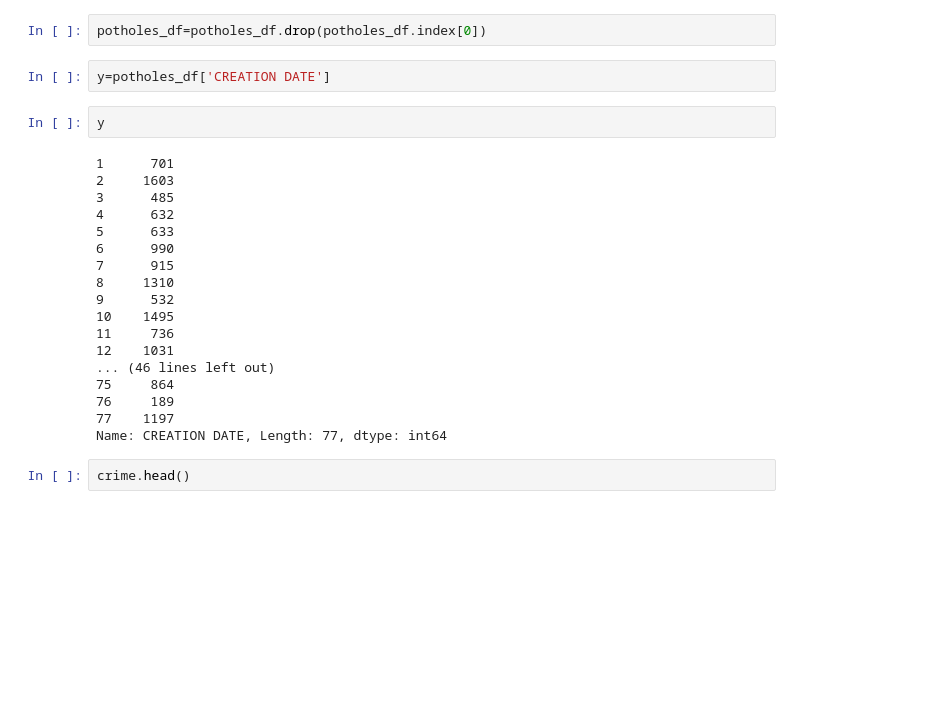
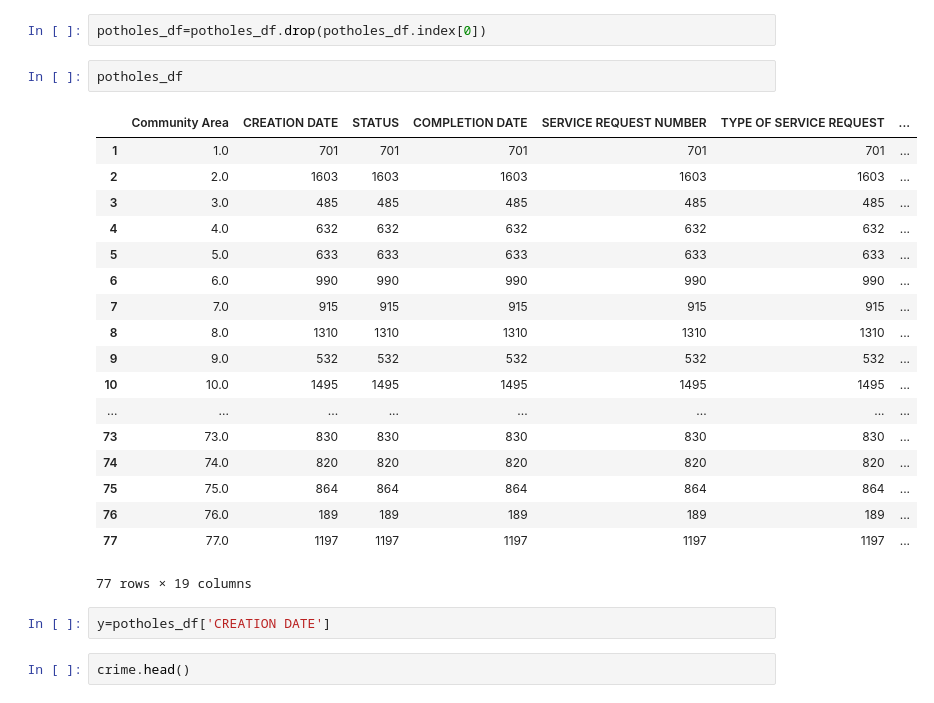
Before and after one commit to NUBootcampTeam/ParksAndPotholes, a Jupyter notebook: main.ipynb, the cells around one changed output. Cells and saved outputs as stored; diff of their text form; blank space fills up the shorter version.

```diff
--- a/main.ipynb
+++ b/main.ipynb
@@ -112,28 +139,29 @@ potholes_df
 78 rows × 19 columns
 # %%
 potholes_df=potholes_df.drop(potholes_df.index[0])
+# %%
+potholes_df
+# %% [output]
+|  | Community Area | CREATION DATE | STATUS | COMPLETION DATE | SERVICE REQUEST NUMBER | TYPE OF SERVICE REQUEST | ... |
+| 1 | 1.0 | 701 | 701 | 701 | 701 | 701 | ... |
+| 2 | 2.0 | 1603 | 1603 | 1603 | 1603 | 1603 | ... |
+| 3 | 3.0 | 485 | 485 | 485 | 485 | 485 | ... |
+| 4 | 4.0 | 632 | 632 | 632 | 632 | 632 | ... |
+| 5 | 5.0 | 633 | 633 | 633 | 633 | 633 | ... |
+| 6 | 6.0 | 990 | 990 | 990 | 990 | 990 | ... |
+| 7 | 7.0 | 915 | 915 | 915 | 915 | 915 | ... |
+| 8 | 8.0 | 1310 | 1310 | 1310 | 1310 | 1310 | ... |
+| 9 | 9.0 | 532 | 532 | 532 | 532 | 532 | ... |
+| 10 | 10.0 | 1495 | 1495 | 1495 | 1495 | 1495 | ... |
+| ... | ... | ... | ... | ... | ... | ... | ... |
+| 73 | 73.0 | 830 | 830 | 830 | 830 | 830 | ... |
+| 74 | 74.0 | 820 | 820 | 820 | 820 | 820 | ... |
+| 75 | 75.0 | 864 | 864 | 864 | 864 | 864 | ... |
+| 76 | 76.0 | 189 | 189 | 189 | 189 | 189 | ... |
+| 77 | 77.0 | 1197 | 1197 | 1197 | 1197 | 1197 | ... |
+77 rows × 19 columns
 # %%
 y=potholes_df['CREATION DATE']
-# %%
-y
-# %% [output]
-1      701
-2     1603
-3      485
-4      632
-5      633
-6      990
-7      915
-8     1310
-9      532
-10    1495
-11     736
-12    1031
-... (46 lines left out)
-75     864
-76     189
-77    1197
-Name: CREATION DATE, Length: 77, dtype: int64
 # %%
 crime.head()
 # %% [output]
```
Also changed, not shown: parts of 9 cells of this notebook.
